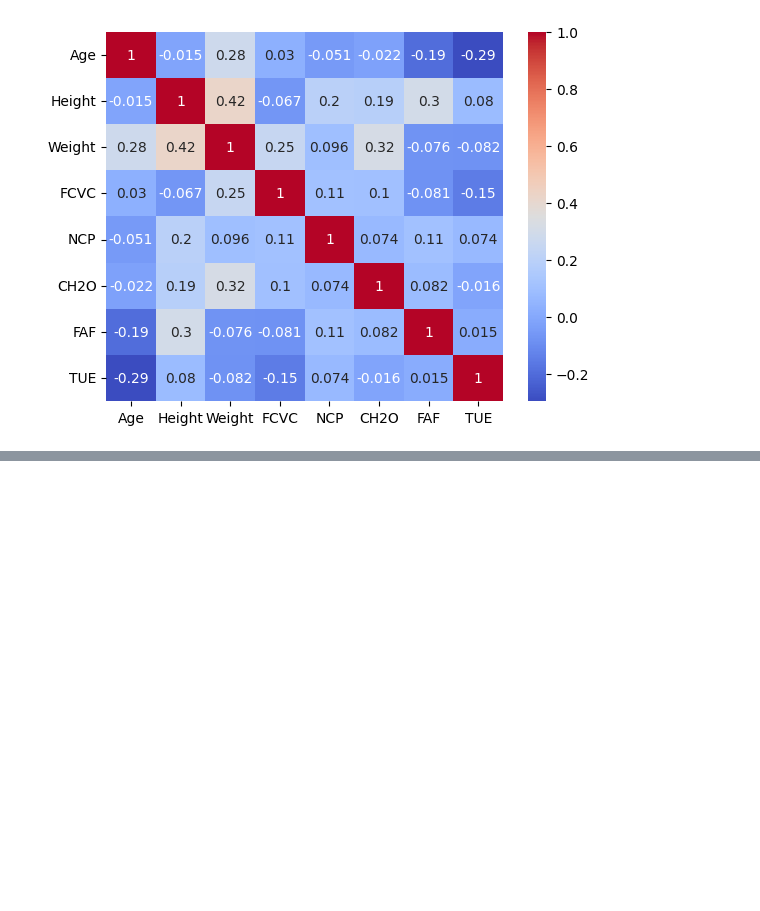
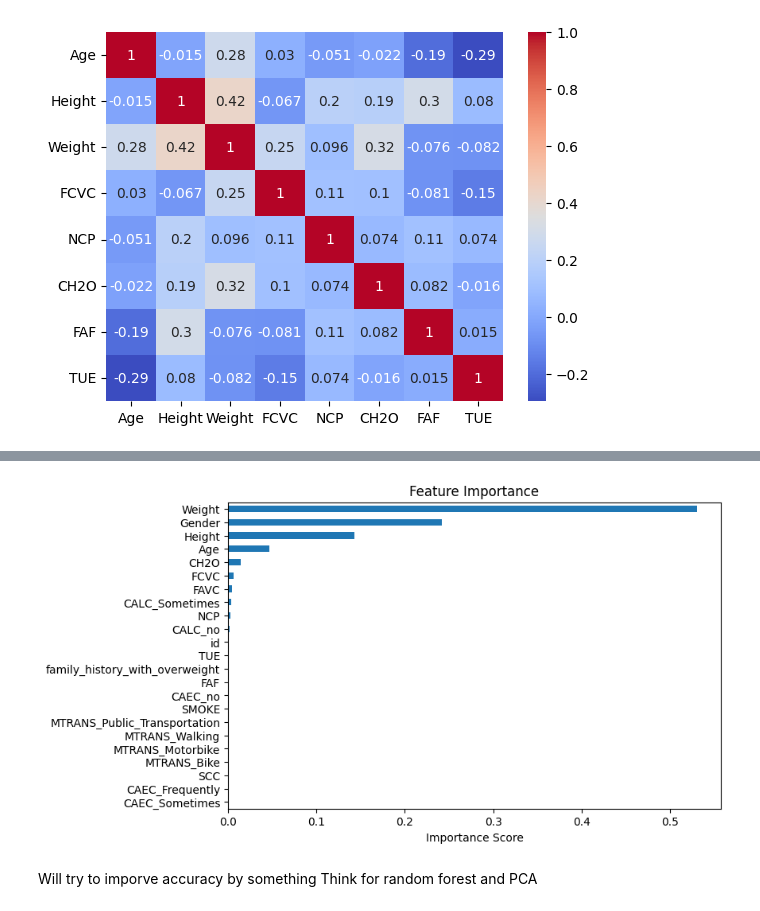
Before and after one commit to siddheshabhang/Obesity-Risk-Classifier, a Jupyter notebook: ML_Project.ipynb, the cells around one changed output, grey strips where cells are left out. Cells and saved outputs as stored; diff of their text form; code cells hidden in the pictures; blank space fills up the shorter version.

```diff
--- a/ML_Project.ipynb
+++ b/ML_Project.ipynb
@@ -218,0 +310,18 @@ Encoding and Feature Scaling (skip pca as of now)
+# %%
+#Checking feature importances using decision tree
+import matplotlib.pyplot as plt
+importances = model.feature_importances_
+
+feature_names = X_train.columns
+
+feat_importance = pd.Series(importances, index=feature_names)
+
+feat_importance.sort_values().plot(kind='barh', figsize=(8, 5))
+plt.title('Feature Importance')
+plt.xlabel('Importance Score')
+plt.show()
+# %% [output]
+[figure, added]
+# %% [markdown]
+Will try to imporve accuracy by something
+Think for random forest and PCA
```
Also changed, not shown: parts of 19 cells of this notebook.
